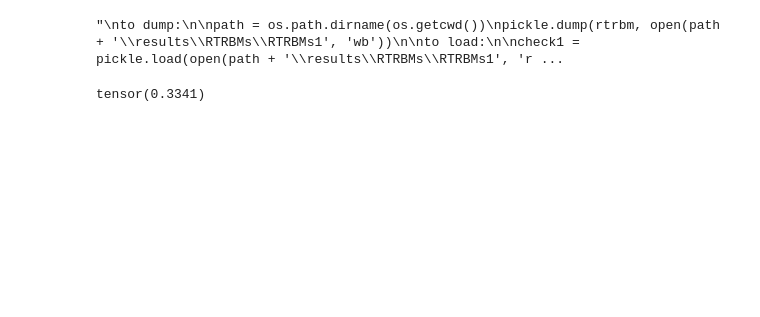
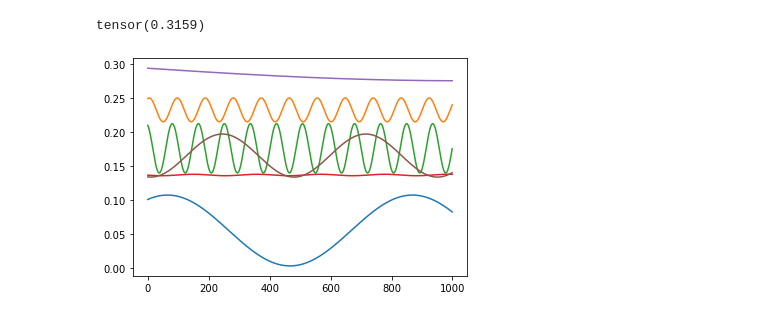
Before and after one commit to casperpeters/intern, a Jupyter notebook: notebooks/Poisson Time-shifted data/Sampling and transition rates.ipynb, the cells around one changed output. Saved outputs shown, nothing was run; the diff lists cells and outputs as text; code cells hidden in the pictures; blank space fills up the shorter version.

```diff
--- a/notebooks/Poisson Time-shifted data/Sampling and transition rates.ipynb
+++ b/notebooks/Poisson Time-shifted data/Sampling and transition rates.ipynb
@@ -27,27 +27,11 @@ from boltzmann_machines.RBM import RBM
 from data.load_data import *
 from data.mock_data import *
 from data.reshape_data import *
-
-# spikes, behavior, coordinates, df, stimulus = loaddata()
-
-"""
-to dump:
-
-path = os.path.dirname(os.getcwd())
-pickle.dump(rtrbm, open(path + '\\results\\RTRBMs\\RTRBMs1', 'wb'))
-
-to load:
-
-check1 = pickle.load(open(path + '\\results\\RTRBMs\\RTRBMs1', 'rb'))
-"""
-# %% [output]
-"\nto dump:\n\npath = os.path.dirname(os.getcwd())\npickle.dump(rtrbm, open(path + '\\results\\RTRBMs\\RTRBMs1', 'wb'))\n\nto load:\n\ncheck1 = pickle.load(open(path + '\\results\\RTRBMs\\RTRBMs1', 'r ...
 # %%
-
 ######## Simulation parameters ########
-neurons_per_pop = 20
-n_pop = 3
-n_batches = 100
+neurons_per_pop = 40
+n_pop = 6
+n_batches = 500
 T = 1000
 mean_fr = .1
 
@@ -86,8 +70,8 @@ for batch in range(n_batches):
     spikes = np.zeros((neurons_per_pop*n_pop, T))
 
     # Excitatory and inhibitory connections
-    inh = [[0], [0], [0], [0], [0], [0]]
-    exc = [[1, 2], [1, 2], [1, 2], [1, 2], [1, 2], [1, 2]]
+    inh = [[0, 1, 2], [0, 1, 2], [0, 1, 2], [0, 1, 2], [0, 1, 2], [0, 1, 2]]
+    exc = [[3, 4, 5], [3, 4, 5], [3, 4, 5], [3, 4, 5], [3, 4, 5], [3, 4, 5]]
     for pop in range(n_pop):
         delete_spikes = np.roll(np.sum(fr[inh[pop], :], 0), 1) * np.ones((neurons_per_pop, T)) >= np.random.uniform(0, 1, size=(neurons_per_pop, T))
         noise = np.random.poisson(np.roll(np.sum(fr[exc[pop], :], 0), 1), (neurons_per_pop, T))
@@ -99,5 +83,11 @@ for batch in range(n_batches):
     data[:, :, batch] = torch.tensor(spikes)
 print(torch.mean(data))
 # %% [output]
-tensor(0.3341)
+tensor(0.3159)
+# %%
+for i in range(6):
+    plt.plot(fr[i, :])
+plt.show()
+# %% [output]
+[figure, added]
 # %%
```
Also changed, not shown: parts of 10 cells of this notebook.
